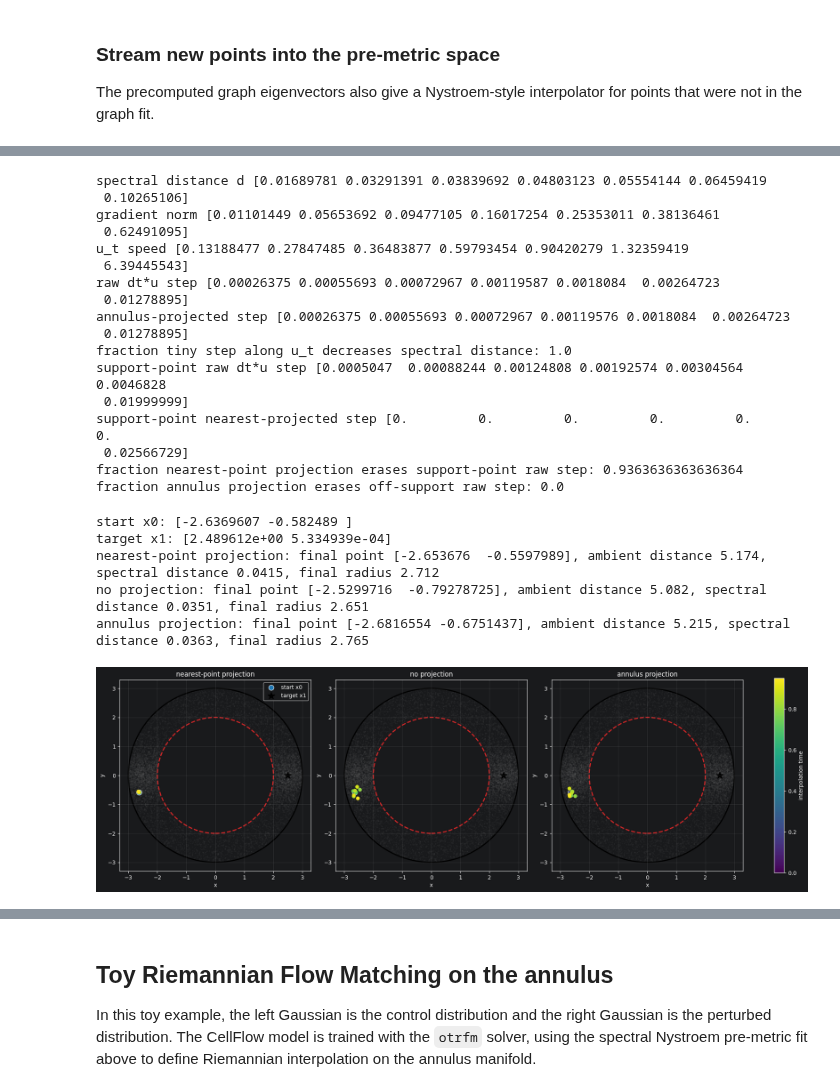
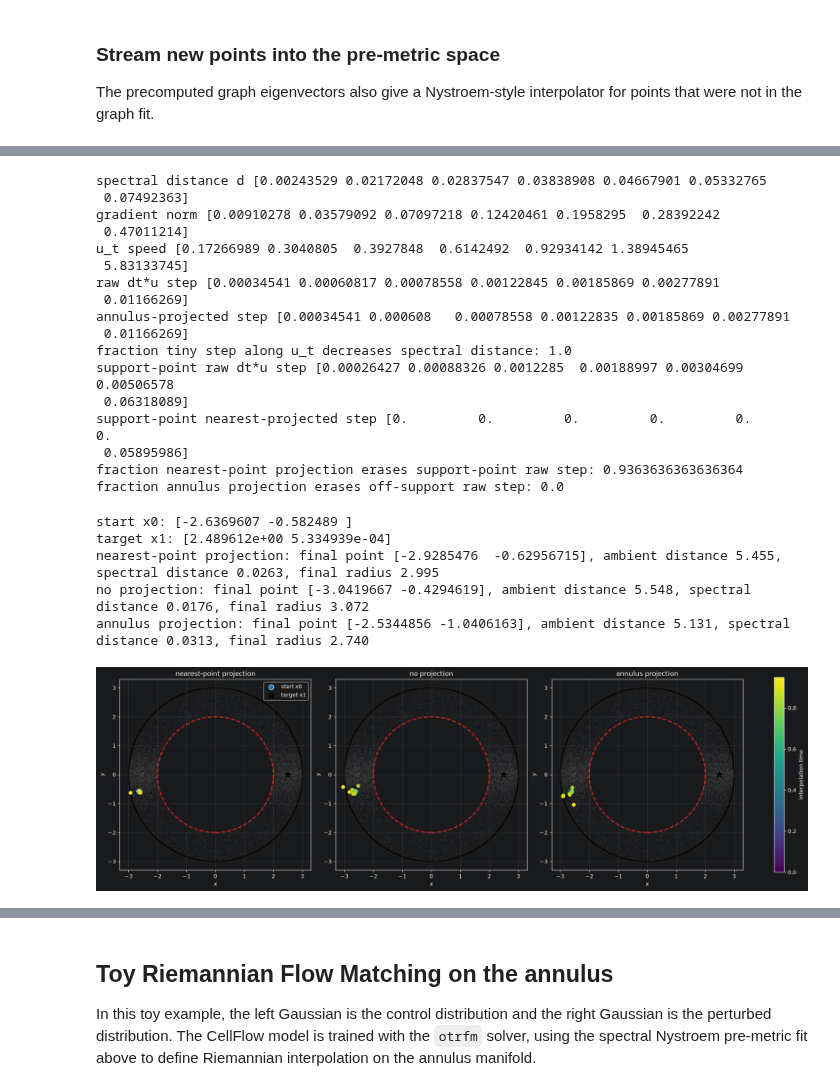
Before and after one commit to markuslaengst/CellFlow, a Jupyter notebook: docs/notebooks/riemannian_toy_example.ipynb, the cells around one changed output, grey strips where cells are left out. Saved outputs shown, nothing was run; the diff lists cells and outputs as text; code cells hidden in the pictures.

```diff
--- a/docs/notebooks/riemannian_toy_example.ipynb
+++ b/docs/notebooks/riemannian_toy_example.ipynb
@@ -283,7 +283,7 @@ We remove the trivial constant eigenvector and use the next eigenvectors to cons
 # %%
 L = normalized_laplacian(W)
 
-n_nontrivial_eigenvectors = 15
+n_nontrivial_eigenvectors = 50
 spectral_weight_type = "none"
 spectral_embedding_eps = 1e-8
 np.random.seed(0)
@@ -520,6 +502,7 @@ rfm_interpolator = RFMInterpolation(
     nystroem,
     projection_fn=project_to_annulus,
     project_to_manifold=False,
+    max_velocity_norm=None,
 )
 
 ut_rng = np.random.default_rng(33)
@@ -649,21 +632,21 @@ print_quantiles("support-point nearest-projected step", support_nearest_step)
 print("fraction nearest-point projection erases support-point raw step:", np.mean(support_nearest_step == 0.0))
 print("fraction annulus projection erases off-support raw step:", np.mean(annulus_step == 0.0))
 # %% [output]
-spectral distance d [0.01689781 0.03291391 0.03839692 0.04803123 0.05554144 0.06459419
- 0.10265106]
-gradient norm [0.01101449 0.05653692 0.09477105 0.16017254 0.25353011 0.38136461
- 0.62491095]
-u_t speed [0.13188477 0.27847485 0.36483877 0.59793454 0.90420279 1.32359419
- 6.39445543]
-raw dt*u step [0.00026375 0.00055693 0.00072967 0.00119587 0.0018084  0.00264723
- 0.01278895]
-annulus-projected step [0.00026375 0.00055693 0.00072967 0.00119576 0.0018084  0.00264723
- 0.01278895]
+spectral distance d [0.00243529 0.02172048 0.02837547 0.03838908 0.04667901 0.05332765
+ 0.07492363]
+gradient norm [0.00910278 0.03579092 0.07097218 0.12420461 0.1958295  0.28392242
+ 0.47011214]
+u_t speed [0.17266989 0.3040805  0.3927848  0.6142492  0.92934142 1.38945465
+ 5.83133745]
+raw dt*u step [0.00034541 0.00060817 0.00078558 0.00122845 0.00185869 0.00277891
+ 0.01166269]
+annulus-projected step [0.00034541 0.000608   0.00078558 0.00122835 0.00185869 0.00277891
+ 0.01166269]
 fraction tiny step along u_t decreases spectral distance: 1.0
-support-point raw dt*u step [0.0005047  0.00088244 0.00124808 0.00192574 0.00304564 0.0046828
- 0.01999999]
+support-point raw dt*u step [0.00026427 0.00088326 0.0012285  0.00188997 0.00304699 0.00506578
+ 0.06318089]
 support-point nearest-projected step [0.         0.         0.         0.         0.         0.
- 0.02566729]
+ 0.05895986]
 fraction nearest-point projection erases support-point raw step: 0.9363636363636364
 fraction annulus projection erases off-support raw step: 0.0
 # %%
@@ -675,8 +658,8 @@ x0 = all_generated_points[rfm_start_global_idx].astype(np.float32)
 trajectory_times = np.linspace(0.0, 0.95, 31, dtype=np.float32)
 trajectory_steps_per_eval = 120
 trajectory_interpolators = {
-    "nearest-point projection": RFMInterpolation(nystroem, project_to_manifold=True),
-    "no projection": RFMInterpolation(nystroem, project_to_manifold=False),
+    "nearest-point projection": RFMInterpolation(nystroem, project_to_manifold=True, max_velocity_norm=None),
+    "no projection": RFMInterpolation(nystroem, project_to_manifold=False, max_velocity_norm=None),
     "annulus projection": rfm_interpolator,
 }
 
@@ -726,34 +709,34 @@ for ax, (name, trajectory) in zip(axes, trajectories.items()):
     )
     path = ax.scatter(
         trajectory[:, 0],
         trajectory[:, 1],
         c=trajectory_times,
         cmap="viridis",
         s=35,
         zorder=3,
     )
     ax.plot(trajectory[:, 0], trajectory[:, 1], color="black", linewidth=1.5, alpha=0.75)
     ax.scatter(x0[0], x0[1], s=90, color="tab:blue", edgecolors="white", linewidths=0.8, label="start x0")
     ax.scatter(x1[0], x1[1], s=180, marker="*", color="black", label="target x1")
     ax.add_patch(
         plt.Circle((0, 0), inner_radius, fill=False, linestyle="--", color="tab:red", linewidth=2)
     )
     ax.add_patch(plt.Circle((0, 0), outer_radius, fill=False, color="black", linewidth=2))
     ax.set_aspect("equal", adjustable="box")
     ax.set_xlim(-3.3, 3.3)
     ax.set_ylim(-3.3, 3.3)
     ax.set_xlabel("x")
     ax.set_ylabel("y")
     ax.set_title(name)
     ax.grid(alpha=0.25)
 
 axes[0].legend(loc="upper right")
 fig.colorbar(path, ax=axes, label="interpolation time")
 plt.show()
 # %% [output]
 start x0: [-2.6369607 -0.582489 ]
 target x1: [2.489612e+00 5.334939e-04]
-nearest-point projection: final point [-2.653676  -0.5597989], ambient distance 5.174, spectral distance 0.0415, final radius 2.712
-no projection: final point [-2.5299716  -0.79278725], ambient distance 5.082, spectral distance 0.0351, final radius 2.651
-annulus projection: final point [-2.6816554 -0.6751437], ambient distance 5.215, spectral distance 0.0363, final radius 2.765
+nearest-point projection: final point [-2.9285476  -0.62956715], ambient distance 5.455, spectral distance 0.0263, final radius 2.995
+no projection: final point [-3.0419667 -0.4294619], ambient distance 5.548, spectral distance 0.0176, final radius 3.072
+annulus projection: final point [-2.5344856 -1.0406163], ambient distance 5.131, spectral distance 0.0313, final radius 2.740
-[figure, old version]
+[figure, new version]
```
Also changed, not shown: parts of 17 cells of this notebook, 6 other files.
